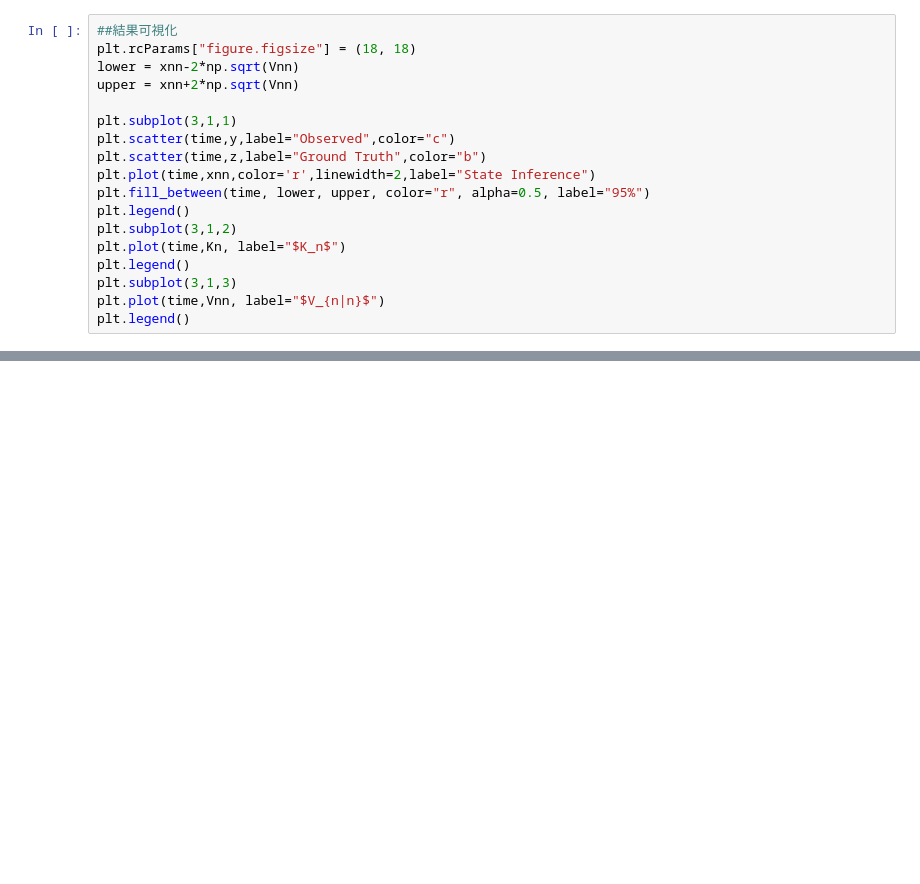
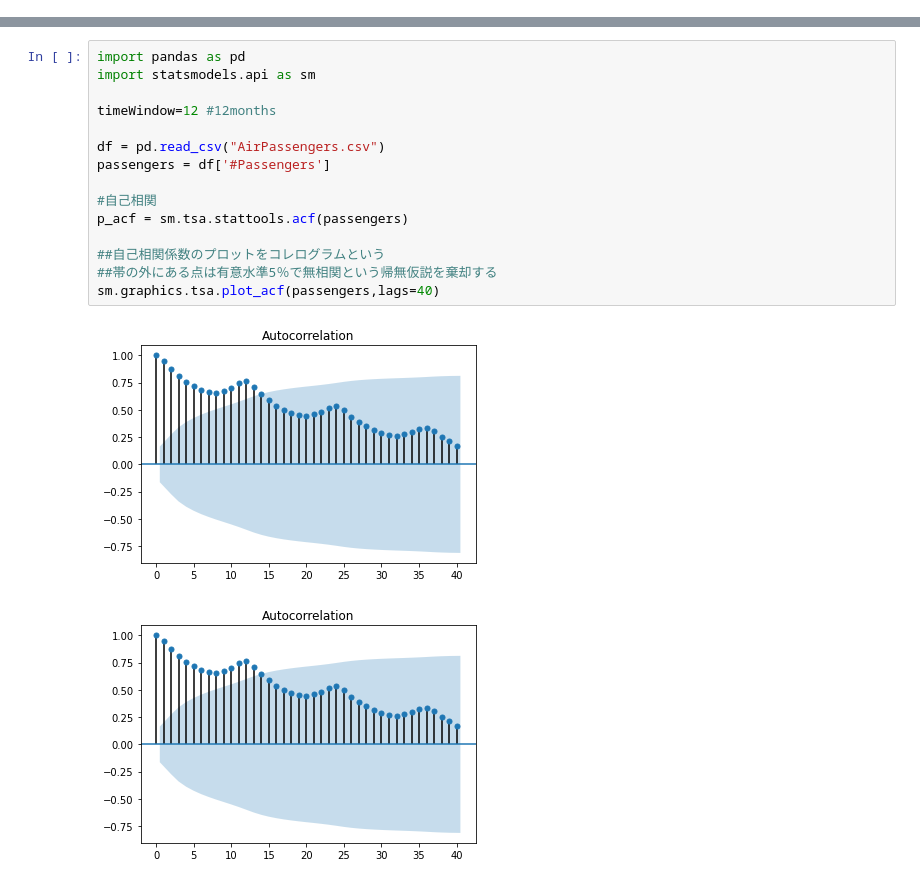
Before and after one commit to yasuhiroinoue/AppMathSci, a Jupyter notebook: 応用数理(2021_11_29).ipynb, the cells around one changed output, grey strips where cells are left out. Saved outputs shown, nothing was run; the diff lists cells and outputs as text; blank space fills up the shorter version.

```diff
--- a/応用数理(2021_11_29).ipynb
+++ b/応用数理(2021_11_29).ipynb
@@ -198,18 +2,0 @@ for i in range(1,n_samples):
-# %%
-##結果可視化
-plt.rcParams["figure.figsize"] = (18, 18)
-lower = xnn-2*np.sqrt(Vnn)
-upper = xnn+2*np.sqrt(Vnn)
-
-plt.subplot(3,1,1)
-plt.scatter(time,y,label="Observed",color="c")
-plt.scatter(time,z,label="Ground Truth",color="b")
-plt.plot(time,xnn,color='r',linewidth=2,label="State Inference")
-plt.fill_between(time, lower, upper, color="r", alpha=0.5, label="95%")
-plt.legend()
-plt.subplot(3,1,2)
-plt.plot(time,Kn, label="$K_n$")
-plt.legend()
-plt.subplot(3,1,3)
-plt.plot(time,Vnn, label="$V_{n|n}$")
-plt.legend()
@@ -318,0 +194,18 @@ plt.legend()
+# %%
+import pandas as pd
+import statsmodels.api as sm
+
+timeWindow=12 #12months
+
+df = pd.read_csv("AirPassengers.csv")
+passengers = df['#Passengers']
+
+#自己相関
+p_acf = sm.tsa.stattools.acf(passengers)
+
+##自己相関係数のプロットをコレログラムという
+##帯の外にある点は有意水準5％で無相関という帰無仮説を棄却する
+sm.graphics.tsa.plot_acf(passengers,lags=40)
+# %% [output]
+[figure, added]
+[figure, added]
```
Also changed, not shown: parts of 65 cells of this notebook.
